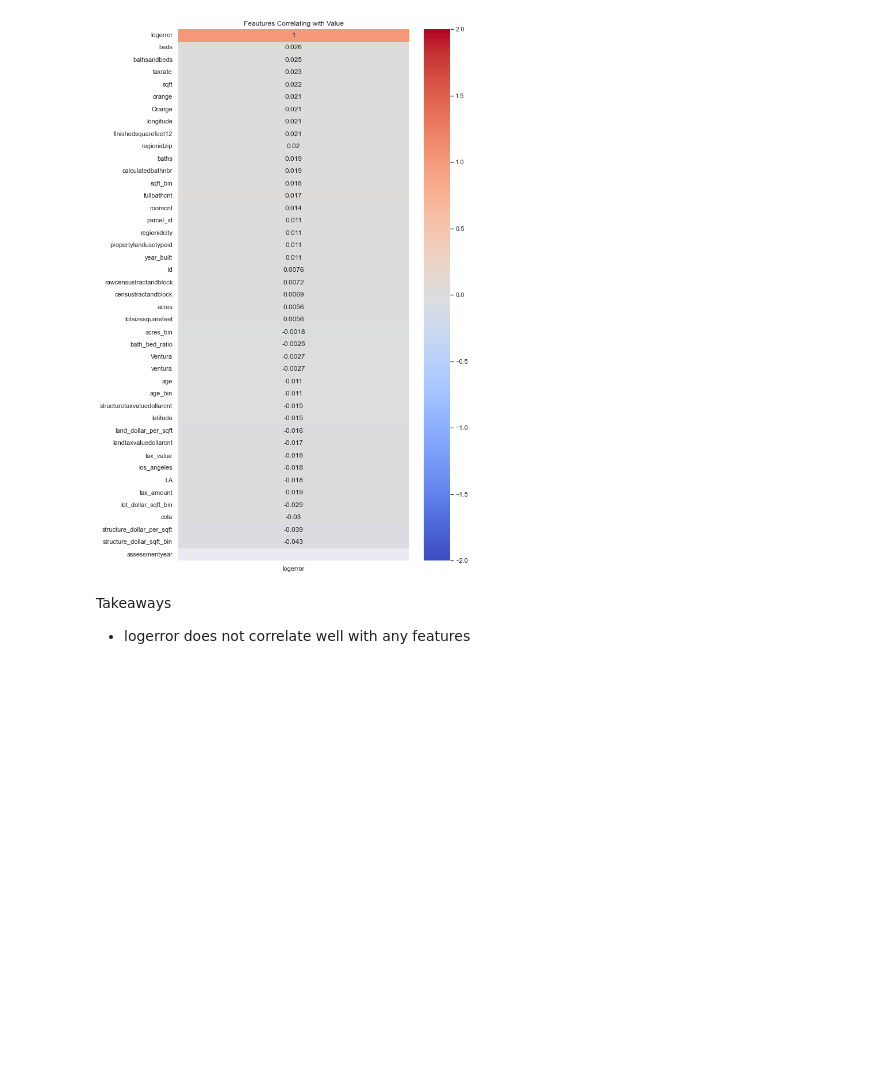
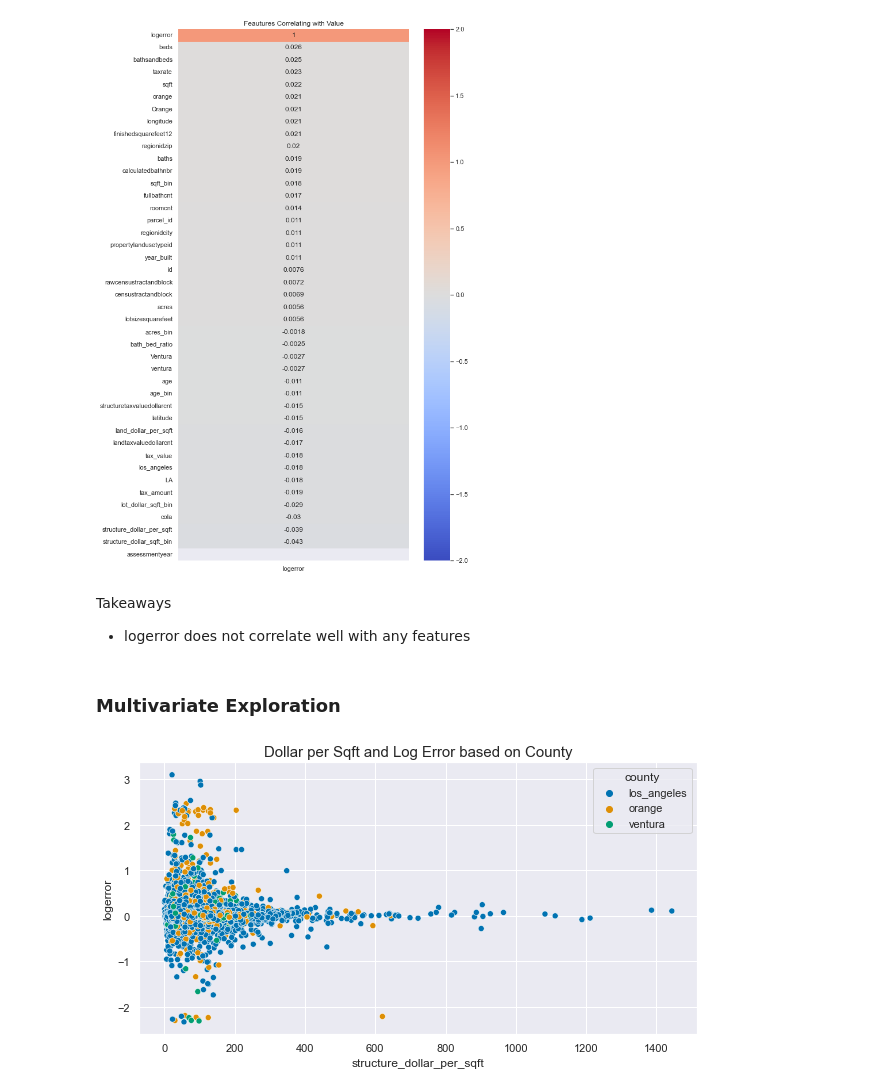
Before and after one commit to Olivert75/clustering_project, a Jupyter notebook: final_notebook.ipynb, the cells around one changed output. Saved outputs shown, nothing was run; the diff lists cells and outputs as text; code cells hidden in the pictures; blank space fills up the shorter version.

```diff
--- a/final_notebook.ipynb
+++ b/final_notebook.ipynb
@@ -304,3 +364,13 @@ e.get_zillow_heatmap(train,'logerror')
 Takeaways
 
 - logerror does not correlate well with any features
+# %% [markdown]
+### Multivariate Exploration
+# %%
+#Dollar per sqft vs logerror based on county
+plt.figure(figsize=(10,5))
+sns.scatterplot(x='structure_dollar_per_sqft',y='logerror',data=train,hue='county', palette='colorblind')
+plt.title('Dollar per Sqft and Log Error based on County', fontsize=15)
+plt.show()
+# %% [output]
+[figure, added]
```
Also changed, not shown: parts of 16 cells of this notebook.
